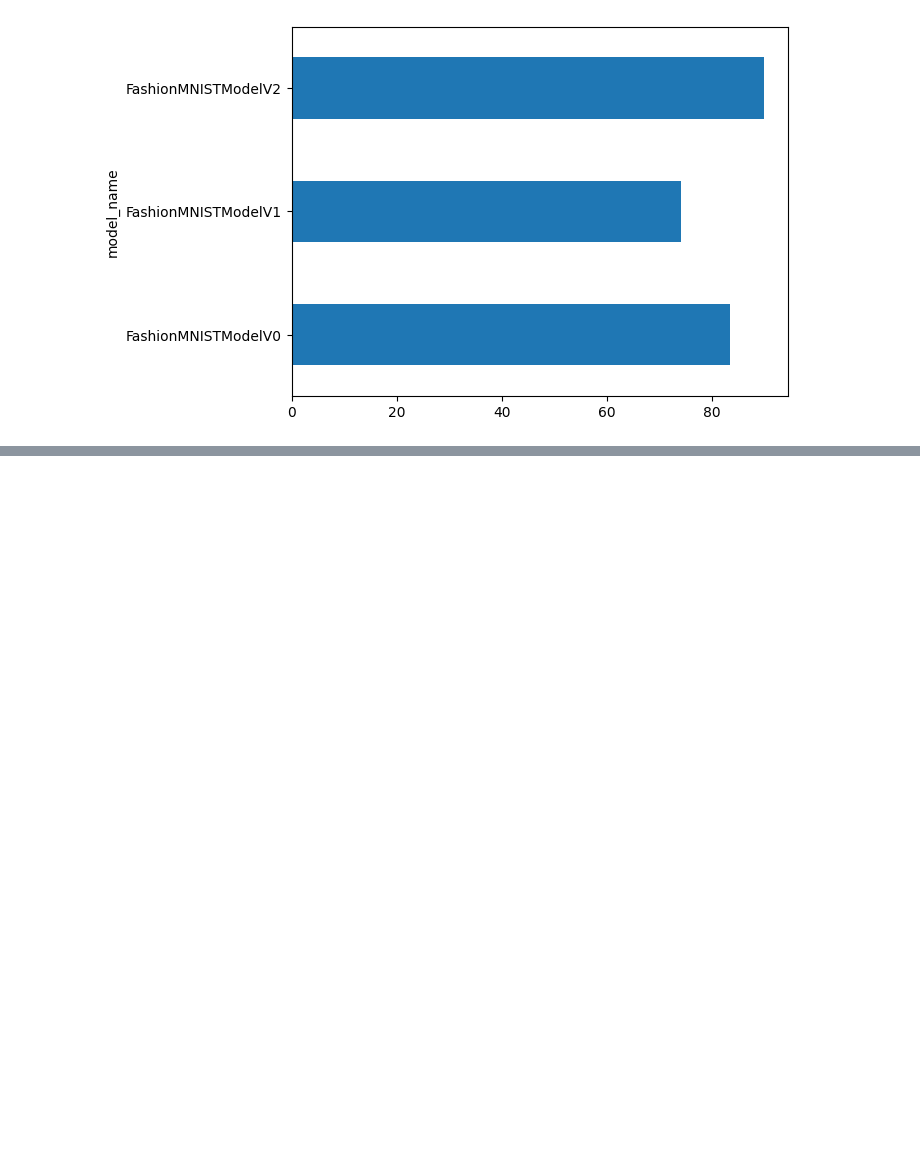
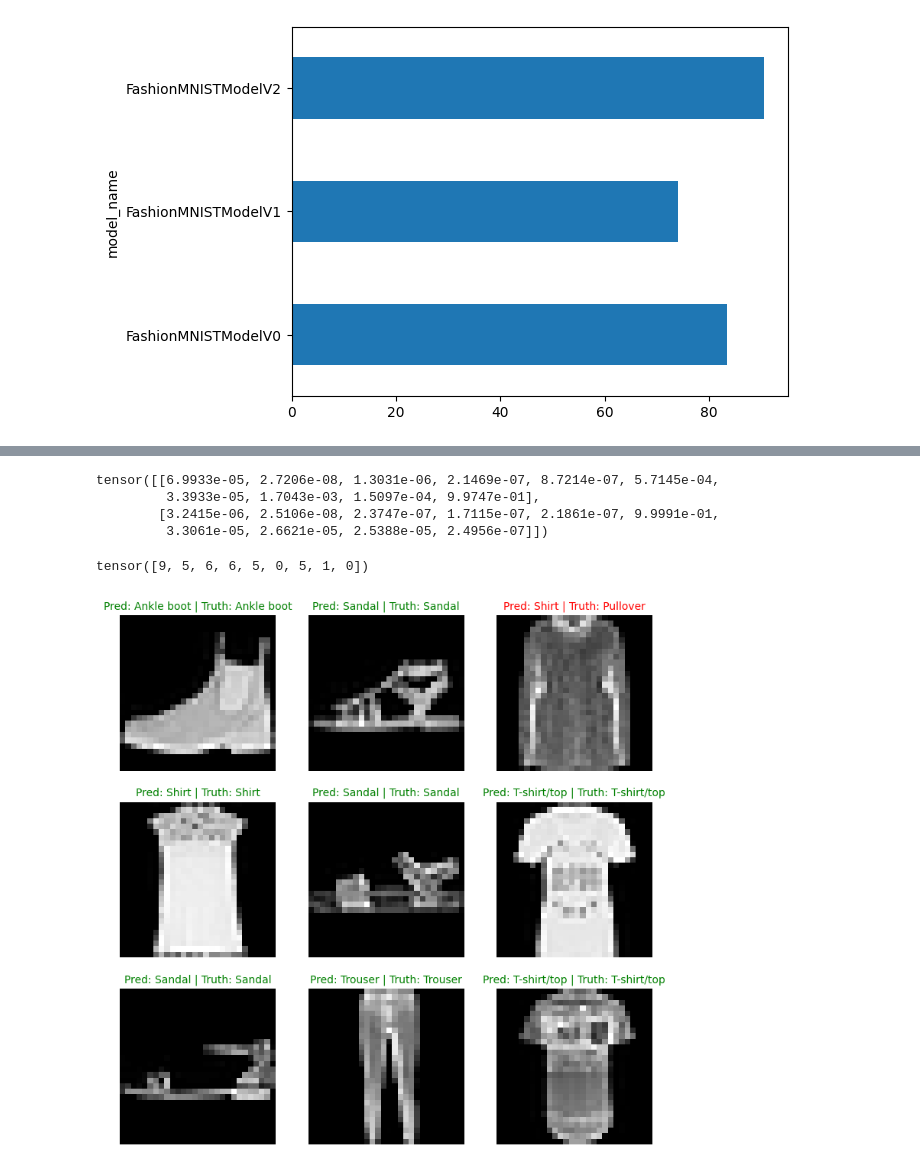
Before and after one commit to froestiago/pytorch-course, a Jupyter notebook: 03_computer_vision.ipynb, the cells around one changed output, grey strips where cells are left out. Saved outputs shown, nothing was run; the diff lists cells and outputs as text; code cells hidden in the pictures; blank space fills up the shorter version.

```diff
--- a/03_computer_vision.ipynb
+++ b/03_computer_vision.ipynb
@@ -1001,0 +1047,48 @@ compare_results.set_index('model_name')['model_acc'].plot(kind = 'barh')
+# %%
+# make predictions
+
+pred_probs = make_prediction(model = model_2,
+                             data = test_samples)
+
+# view first two pred probs
+pred_probs[:2]
+# %% [output]
+tensor([[6.9933e-05, 2.7206e-08, 1.3031e-06, 2.1469e-07, 8.7214e-07, 5.7145e-04,
+         3.3933e-05, 1.7043e-03, 1.5097e-04, 9.9747e-01],
+        [3.2415e-06, 2.5106e-08, 2.3747e-07, 1.7115e-07, 2.1861e-07, 9.9991e-01,
+         3.3061e-05, 2.6621e-05, 2.5388e-05, 2.4956e-07]])
+# %%
+# convert pred probs into labels
+pred_classes = pred_probs.argmax(dim = 1)
+pred_classes
+# %% [output]
+tensor([9, 5, 6, 6, 5, 0, 5, 1, 0])
+# %%
+plt.figure(figsize = (9,9))
+nrows = 3
+ncols = 3
+for i, sample in enumerate(test_samples):
+  # create subplot
+  plt.subplot(nrows, ncols, i+1)
+
+  # plot the target image
+  plt.imshow(sample.squeeze(), cmap = 'gray')
+
+  # find the prediction (in text form)
+  pred_label = class_names[pred_classes[i]]
+
+  # get gt
+  truth_label = class_names[test_labels[i]]
+
+  # create a title for the plot
+  title_text = f'Pred: {pred_label} | Truth: {truth_label}'
+
+  # check for equality between pred and gt and change it's color
+  if pred_label == truth_label:
+    plt.title(title_text, fontsize = 10, c = 'g') # green if its right!
+  else:
+    plt.title(title_text, fontsize = 10, c = 'r')
+
+  plt.axis(False)
+# %% [output]
+[figure, added]
```
Also changed, not shown: parts of 27 cells of this notebook.
